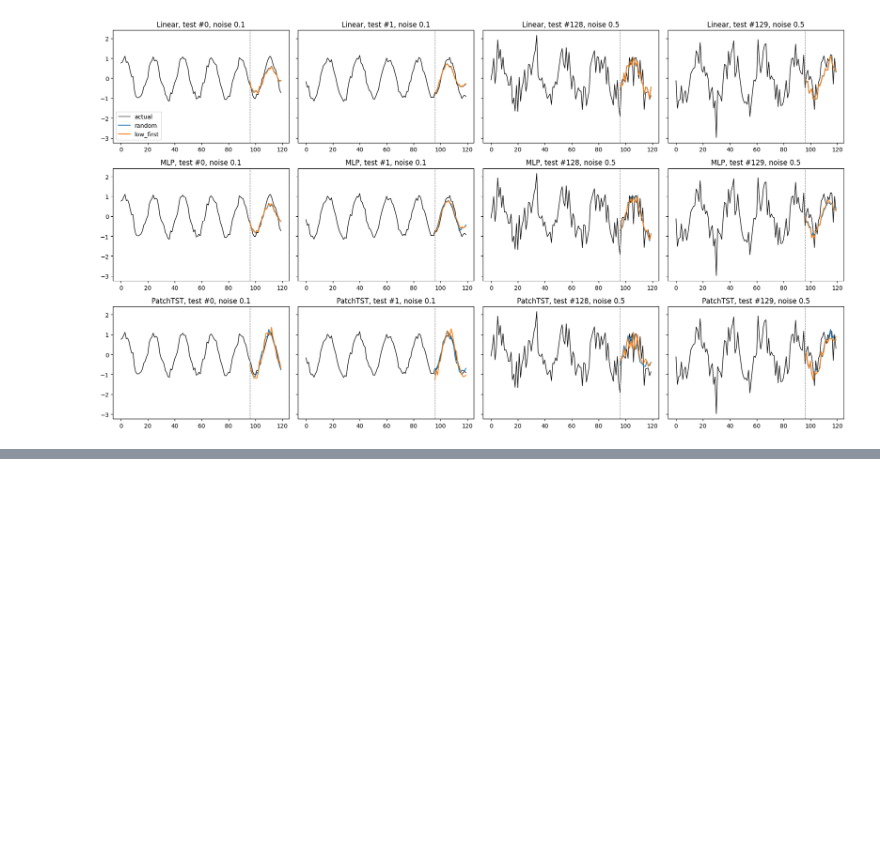
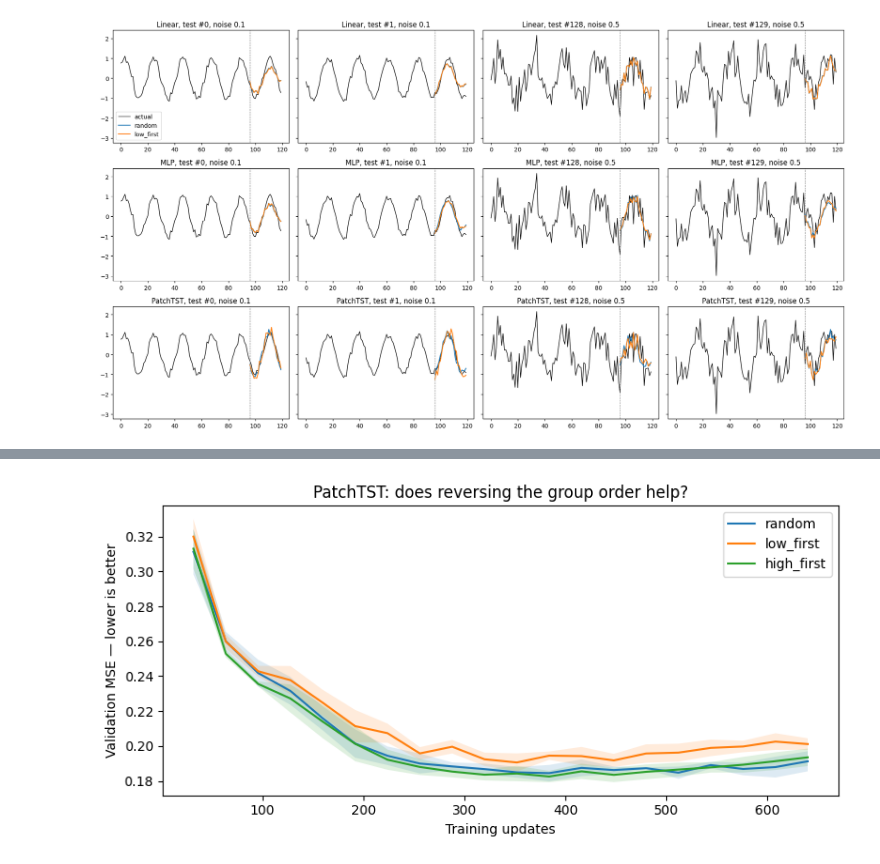
Before and after one commit to DariaToguleva/vip-curriculum-starter, a Jupyter notebook: VIP_Exercise.ipynb, the cells around one changed output, grey strips where cells are left out. Cells and saved outputs as stored; diff of their text form; code cells hidden in the pictures; blank space fills up the shorter version.

```diff
--- a/VIP_Exercise.ipynb
+++ b/VIP_Exercise.ipynb
@@ -49,12 +45,11 @@ from basicts.data.base_dataset import BasicTSDataset
 from basicts.models.PatchTST import PatchTSTConfig, PatchTSTForForecasting
 from basicts.runners.callback import BasicTSCallback
 
-DATA = "/content/drive/MyDrive/Colab Notebooks/vip/data"          # where train.npz, val.npz, test.npz live
-OUT = "/content/drive/MyDrive/Colab Notebooks/vip/starter_runs"   # where results get saved
+DATA = "/content/gdrive/MyDrive/Colab Notebooks/vip/data"
+OUT = "/content/gdrive/MyDrive/Colab Notebooks/vip/starter_runs"
 GPUS = "0"
 NUM_EPOCHS = 20
 os.makedirs(OUT, exist_ok=True)
-
 versions = {
     "python": platform.python_version(),
     "torch": torch.__version__,
@@ -523,3 +408,78 @@ axes[0, 0].legend()
 plt.tight_layout(); plt.savefig(f"{OUT}/forecasts.png", dpi=120); plt.show()
 # %% [output]
 [figure]
+# %%
+def batch_order(condition, rng):
+    low = np.arange(len(low_batches))
+    high = np.arange(len(low_batches), len(BATCHES))
+
+    if condition == "random":
+        return rng.permutation(len(BATCHES))
+
+    low_order = rng.permutation(low)
+    high_order = rng.permutation(high)
+
+    if condition == "low_first":
+        return np.concatenate([low_order, high_order])
+    if condition == "high_first":
+        return np.concatenate([high_order, low_order])
+    raise ValueError(condition)
+
+
+order = batch_order("high_first", np.random.default_rng(1001))
+indices = BATCHES[order].ravel()
+assert np.array_equal(np.sort(indices), np.arange(1024))
+assert np.allclose(BATCH_NOISE[order[:16]], 0.5)
+assert np.allclose(BATCH_NOISE[order[16:]], 0.1)
+
+comparison = []
+for condition in ("random", "low_first"):
+    for seed in (1, 2, 3):
+        path = f"{OUT}/result_PatchTST_{condition}_seed{seed}.json"
+        with open(path) as f:
+            comparison.append(json.load(f))
+
+for seed in (1, 2, 3):
+    path = f"{OUT}/result_PatchTST_high_first_seed{seed}.json"
+    if os.path.exists(path):
+        with open(path) as f:
+            result = json.load(f)
+    else:
+        result = run("PatchTST", "high_first", seed)
+
+    baseline = next(
+        r for r in comparison
+        if r["condition"] == "random" and r["seed"] == seed
+    )
+    assert result["updates"] == baseline["updates"] == 640
+    assert result["init_checksum"] == baseline["init_checksum"]
+    comparison.append(result)
+
+table = pd.DataFrame(comparison)
+metrics = ["MSE", "MAE", "MSE_0.1", "MSE_0.5", "train_time_s"]
+print(table.groupby("condition")[metrics].agg(["mean", "std"]).round(4))
+
+paired = table.pivot(index="seed", columns="condition", values="MSE")
+print("\nTest MSE difference from random; negative means better:")
+print(paired.subtract(paired["random"], axis=0).round(4))
+
+plt.figure(figsize=(8, 4))
+for condition in ("random", "low_first", "high_first"):
+    curves = np.array([
+        r["val_curve"] for r in comparison
+        if r["condition"] == condition
+    ])
+    updates = curves[0, :, 0]
+    errors = curves[:, :, 1]
+    mean = errors.mean(axis=0)
+    spread = errors.std(axis=0)
+    plt.plot(updates, mean, label=condition)
+    plt.fill_between(updates, mean - spread, mean + spread, alpha=0.15)
+
+plt.xlabel("Training updates")
+plt.ylabel("Validation MSE — lower is better")
+plt.title("PatchTST: does reversing the group order help?")
+plt.legend()
+plt.tight_layout()
+plt.show()
+# %% [output]
@@ -525,0 +523 @@ plt.tight_layout(); plt.savefig(f"{OUT}/forecasts.png", dpi=120); plt.show()
+[figure, added]
```
Also changed, not shown: parts of 4 cells of this notebook.
